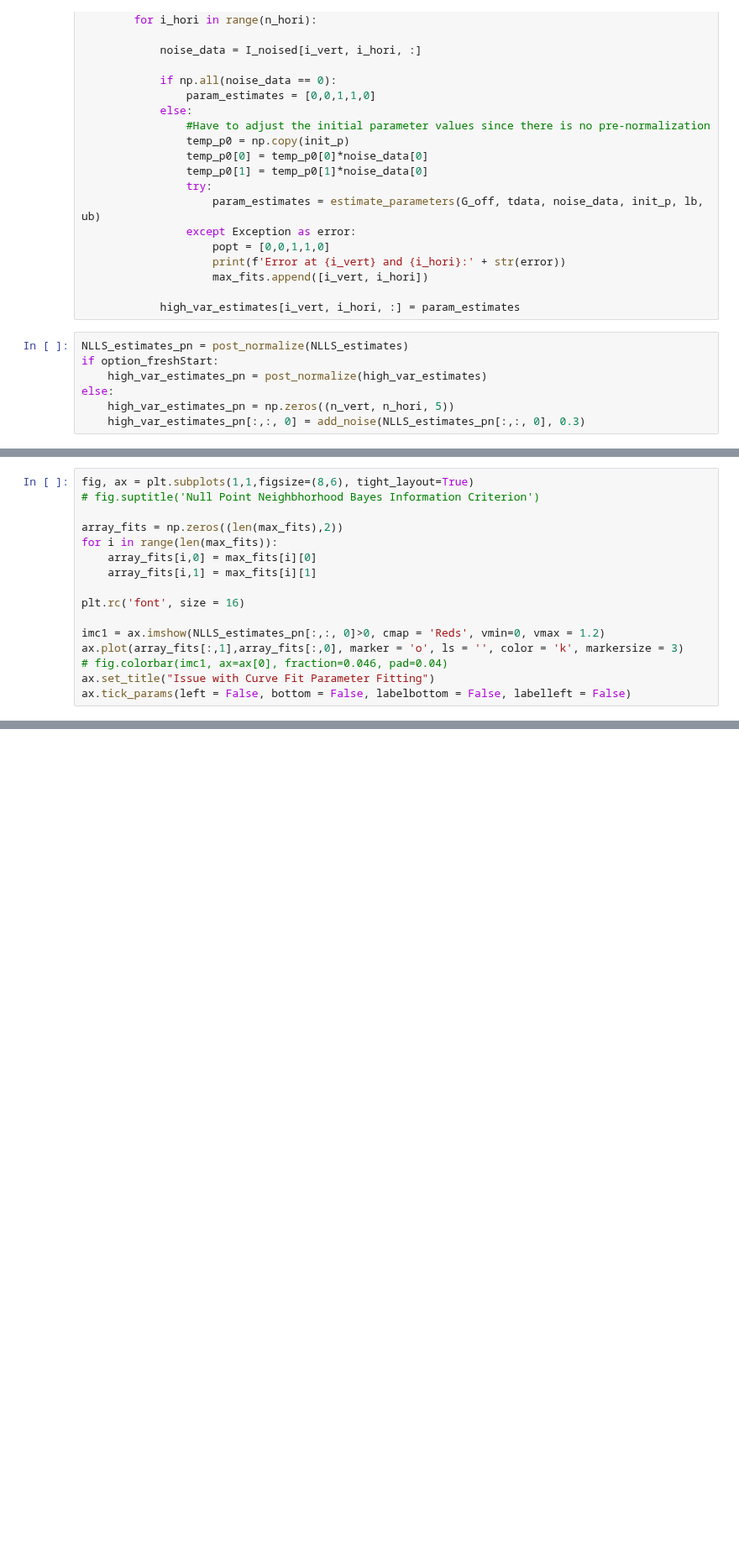
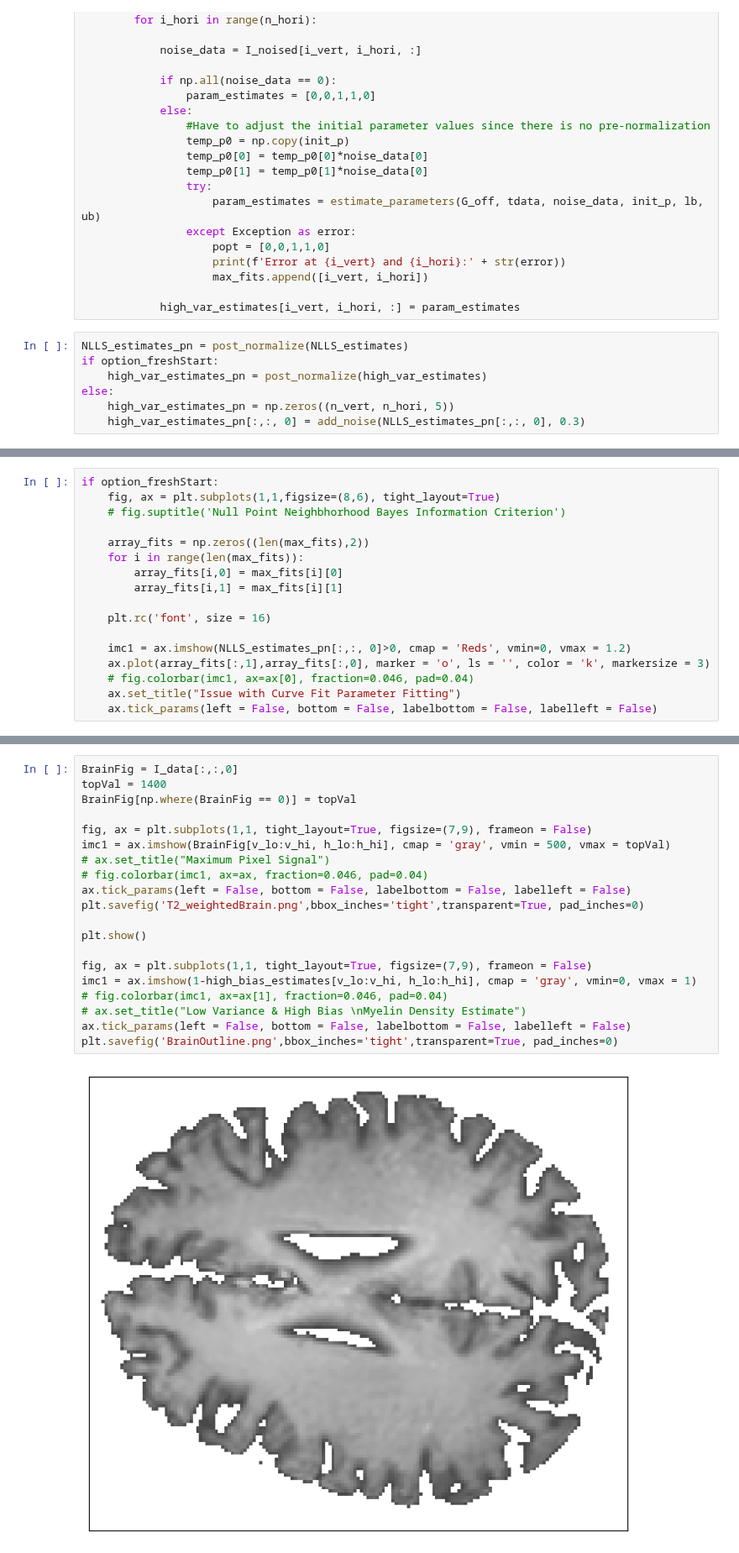
Before and after one commit to Griffin997/Regularization, a Jupyter notebook: Simple_BrainImage.ipynb, the cells around one changed output, grey strips where cells are left out. Shown at 84% size. Cells and saved outputs as stored; diff of their text form; blank space fills up the shorter version.

Commit message:
Official Figures

```diff
--- a/Simple_BrainImage.ipynb
+++ b/Simple_BrainImage.ipynb
@@ -296,16 +296,17 @@ plt.show()
 # %%
-fig, ax = plt.subplots(1,1,figsize=(8,6), tight_layout=True)
-# fig.suptitle('Null Point Neighbhorhood Bayes Information Criterion')
+if option_freshStart:
+    fig, ax = plt.subplots(1,1,figsize=(8,6), tight_layout=True)
+    # fig.suptitle('Null Point Neighbhorhood Bayes Information Criterion')
 
-array_fits = np.zeros((len(max_fits),2))
-for i in range(len(max_fits)):
-    array_fits[i,0] = max_fits[i][0]
-    array_fits[i,1] = max_fits[i][1]
+    array_fits = np.zeros((len(max_fits),2))
+    for i in range(len(max_fits)):
+        array_fits[i,0] = max_fits[i][0]
+        array_fits[i,1] = max_fits[i][1]
 
-plt.rc('font', size = 16)
+    plt.rc('font', size = 16)
 
-imc1 = ax.imshow(NLLS_estimates_pn[:,:, 0]>0, cmap = 'Reds', vmin=0, vmax = 1.2)
-ax.plot(array_fits[:,1],array_fits[:,0], marker = 'o', ls = '', color = 'k', markersize = 3)
-# fig.colorbar(imc1, ax=ax[0], fraction=0.046, pad=0.04)
-ax.set_title("Issue with Curve Fit Parameter Fitting")
-ax.tick_params(left = False, bottom = False, labelbottom = False, labelleft = False)
+    imc1 = ax.imshow(NLLS_estimates_pn[:,:, 0]>0, cmap = 'Reds', vmin=0, vmax = 1.2)
+    ax.plot(array_fits[:,1],array_fits[:,0], marker = 'o', ls = '', color = 'k', markersize = 3)
+    # fig.colorbar(imc1, ax=ax[0], fraction=0.046, pad=0.04)
+    ax.set_title("Issue with Curve Fit Parameter Fitting")
+    ax.tick_params(left = False, bottom = False, labelbottom = False, labelleft = False)
@@ -313,0 +313,22 @@ ax.tick_params(left = False, bottom = False, labelbottom = False, labelleft = Fa
+# %%
+BrainFig = I_data[:,:,0]
+topVal = 1400
+BrainFig[np.where(BrainFig == 0)] = topVal
+
+fig, ax = plt.subplots(1,1, tight_layout=True, figsize=(7,9), frameon = False)
+imc1 = ax.imshow(BrainFig[v_lo:v_hi, h_lo:h_hi], cmap = 'gray', vmin = 500, vmax = topVal)
+# ax.set_title("Maximum Pixel Signal")
+# fig.colorbar(imc1, ax=ax, fraction=0.046, pad=0.04)
+ax.tick_params(left = False, bottom = False, labelbottom = False, labelleft = False)
+plt.savefig('T2_weightedBrain.png',bbox_inches='tight',transparent=True, pad_inches=0)
+
+plt.show()
+
+fig, ax = plt.subplots(1,1, tight_layout=True, figsize=(7,9), frameon = False)
+imc1 = ax.imshow(1-high_bias_estimates[v_lo:v_hi, h_lo:h_hi], cmap = 'gray', vmin=0, vmax = 1)
+# fig.colorbar(imc1, ax=ax[1], fraction=0.046, pad=0.04)
+# ax.set_title("Low Variance & High Bias \nMyelin Density Estimate")
+ax.tick_params(left = False, bottom = False, labelbottom = False, labelleft = False)
+plt.savefig('BrainOutline.png',bbox_inches='tight',transparent=True, pad_inches=0)
+# %% [output]
+[figure, added]
```
Also changed, not shown: parts of 5 cells of this notebook.
